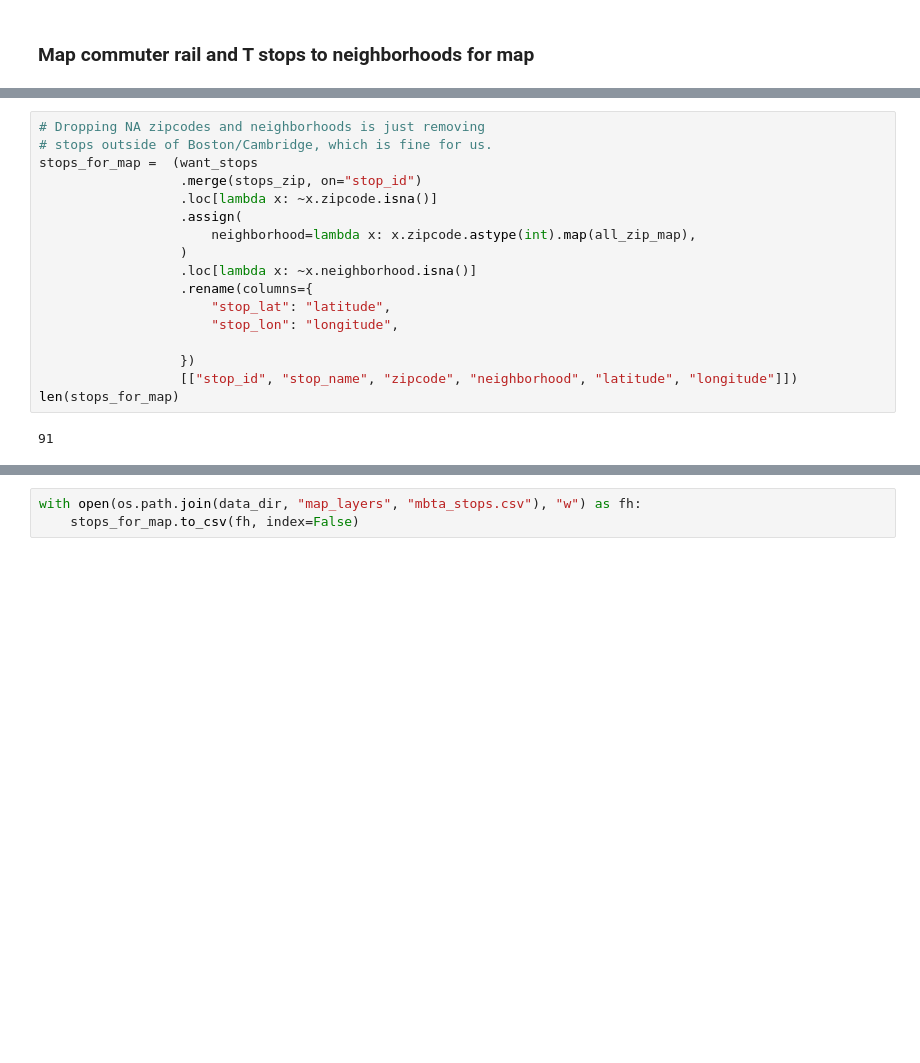
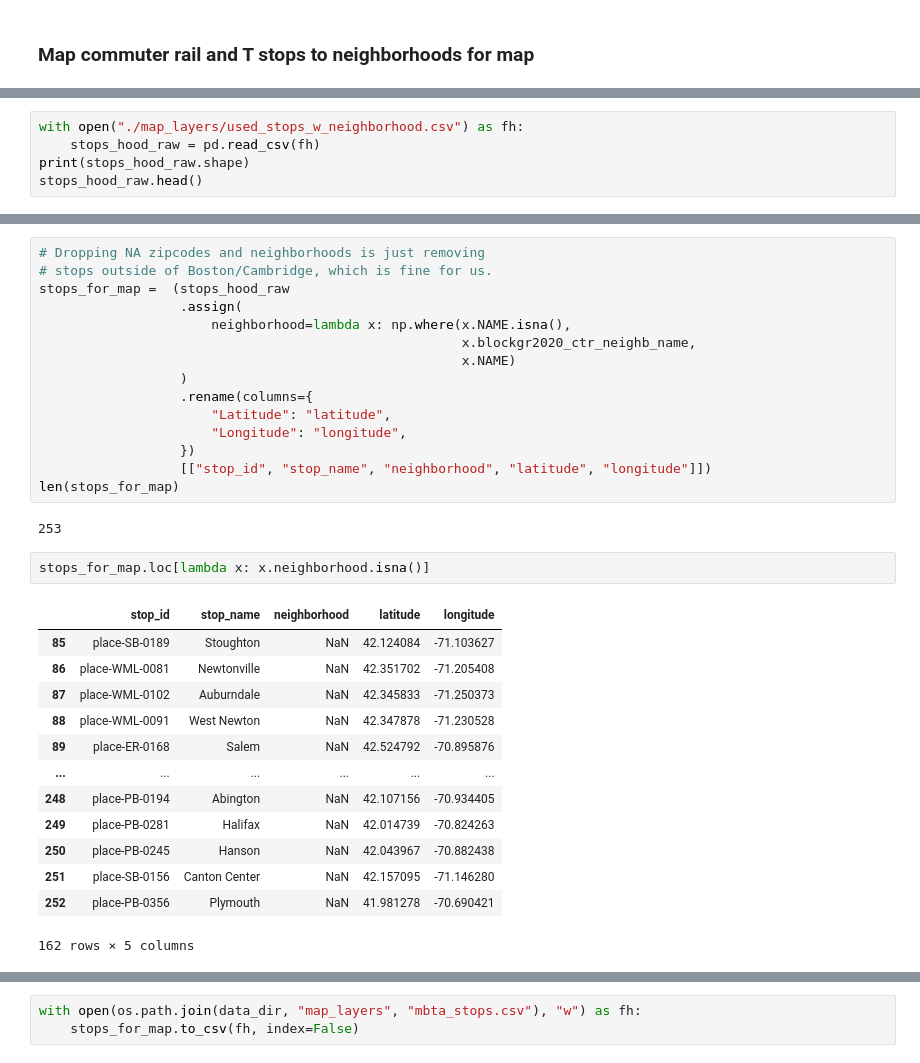
Before and after one commit to yoakiyama/zoning-dashboard-fp, a Jupyter notebook: data/transportation/mbta/mbta_ridership.ipynb, the cells around one changed output, grey strips where cells are left out. Saved outputs shown, nothing was run; the diff lists cells and outputs as text; blank space fills up the shorter version.

Commit message:
Map stops to neighborhoods with QGIS instead of zipcode

```diff
--- a/data/transportation/mbta/mbta_ridership.ipynb
+++ b/data/transportation/mbta/mbta_ridership.ipynb
@@ -1055,0 +1029,5 @@ stops_zip
+# %%
+with open("./map_layers/used_stops_w_neighborhood.csv") as fh:
+    stops_hood_raw = pd.read_csv(fh)
+print(stops_hood_raw.shape)
+stops_hood_raw.head()
@@ -1056,19 +1043,33 @@ stops_zip
 # %%
 # Dropping NA zipcodes and neighborhoods is just removing
 # stops outside of Boston/Cambridge, which is fine for us.
-stops_for_map =  (want_stops
-                  .merge(stops_zip, on="stop_id")
-                  .loc[lambda x: ~x.zipcode.isna()]
+stops_for_map =  (stops_hood_raw
                   .assign(
-                      neighborhood=lambda x: x.zipcode.astype(int).map(all_zip_map),
+                      neighborhood=lambda x: np.where(x.NAME.isna(),
+                                                      x.blockgr2020_ctr_neighb_name,
+                                                      x.NAME)
                   )
-                  .loc[lambda x: ~x.neighborhood.isna()]
                   .rename(columns={
-                      "stop_lat": "latitude",
-                      "stop_lon": "longitude",
-
+                      "Latitude": "latitude",
+                      "Longitude": "longitude",
                   })
-                  [["stop_id", "stop_name", "zipcode", "neighborhood", "latitude", "longitude"]])
+                  [["stop_id", "stop_name", "neighborhood", "latitude", "longitude"]])
 len(stops_for_map)
 # %% [output]
-91
+253
+# %%
+stops_for_map.loc[lambda x: x.neighborhood.isna()]
+# %% [output]
+|  | stop_id | stop_name | neighborhood | latitude | longitude |
+| 85 | place-SB-0189 | Stoughton | NaN | 42.124084 | -71.103627 |
+| 86 | place-WML-0081 | Newtonville | NaN | 42.351702 | -71.205408 |
+| 87 | place-WML-0102 | Auburndale | NaN | 42.345833 | -71.250373 |
+| 88 | place-WML-0091 | West Newton | NaN | 42.347878 | -71.230528 |
+| 89 | place-ER-0168 | Salem | NaN | 42.524792 | -70.895876 |
+| ... | ... | ... | ... | ... | ... |
+| 248 | place-PB-0194 | Abington | NaN | 42.107156 | -70.934405 |
+| 249 | place-PB-0281 | Halifax | NaN | 42.014739 | -70.824263 |
+| 250 | place-PB-0245 | Hanson | NaN | 42.043967 | -70.882438 |
+| 251 | place-SB-0156 | Canton Center | NaN | 42.157095 | -71.146280 |
+| 252 | place-PB-0356 | Plymouth | NaN | 41.981278 | -70.690421 |
+162 rows × 5 columns
```
Also changed, not shown: parts of 4 cells of this notebook, 2 other files.
